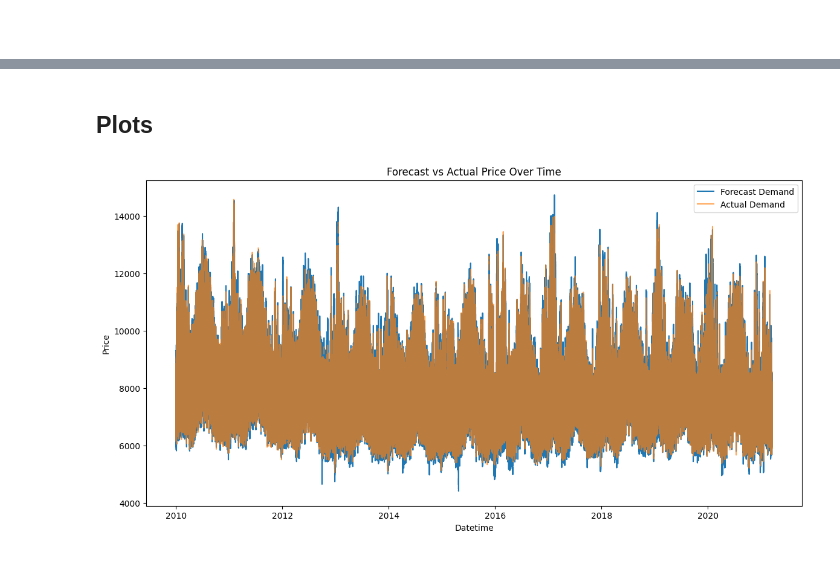
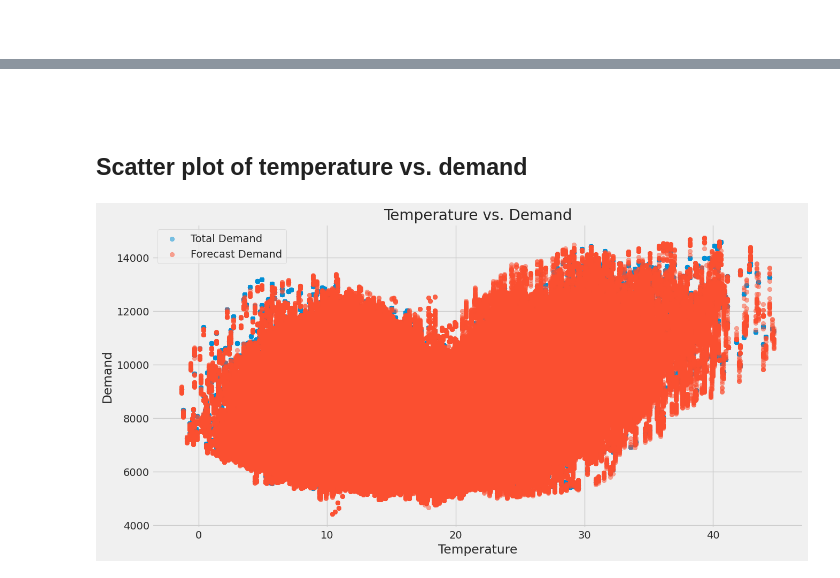
Before and after one commit to mkingopng/electricity_demand_forecasting, a Jupyter notebook: src/nsw_eda.ipynb, the cells around one changed output, grey strips where cells are left out. Saved outputs shown, nothing was run; the diff lists cells and outputs as text; code cells hidden in the pictures.

```diff
--- a/src/nsw_eda.ipynb
+++ b/src/nsw_eda.ipynb
@@ -8,2 +7,13 @@ data_path = './../data'
+# %%
+# general settings
+class CFG:
+    data_path = './../data'
+    img_dim1 = 14
+    img_dim2 = 7
+# %%
+# adjust params for figs
+plt.style.use('fivethirtyeight')
+plt.rcParams.update({'figure.figsize': (CFG.img_dim1, CFG.img_dim2)})
 # %%
-nsw_forecastdemand = pd.read_csv(os.path.join(data_path, 'NSW', 'forecastdemand_nsw.csv'), parse_dates=['LASTCHANGED', 'DATETIME'])
+nsw_df = pd.read_parquet(os.path.join(CFG.data_path, 'NSW', 'nsw_df.parquet'))
+nsw_df.head()
@@ -318,3 +26,0 @@ merged_df.head()
-# %%
-nsw_df = pd.merge(merged_df, nsw_temperature, on='DATETIME', how='outer')
-nsw_df.head()
@@ -330,13 +52,15 @@ nsw_df.head()
 # %% [markdown]
-## Plots
+##
+# %% [markdown]
+## Scatter plot of temperature vs. demand
 # %%
-plt.figure(figsize=(14, 7))
-plt.plot(nsw_df['DATETIME'], nsw_df['FORECASTDEMAND'], label='Forecast Demand')
-plt.plot(nsw_df['DATETIME'], nsw_df['TOTALDEMAND'], label='Actual Demand', alpha=0.7)
-plt.xlabel('Datetime')
-plt.ylabel('Price')
-plt.title('Forecast vs Actual Price Over Time')
+plt.figure(figsize=(CFG.img_dim1, CFG.img_dim2))
+plt.scatter(nsw_df['TEMPERATURE'], nsw_df['TOTALDEMAND'], label='Total Demand', alpha=0.5)
+plt.scatter(nsw_df['TEMPERATURE'], nsw_df['FORECASTDEMAND'], label='Forecast Demand', alpha=0.5)
+plt.xlabel('Temperature')
+plt.ylabel('Demand')
+plt.title('Temperature vs. Demand')
 plt.legend()
 plt.show()
 # %% [output]
-[figure, old version]
+[figure, new version]
```
Also changed, not shown: parts of 63 cells of this notebook, 13 other files.
